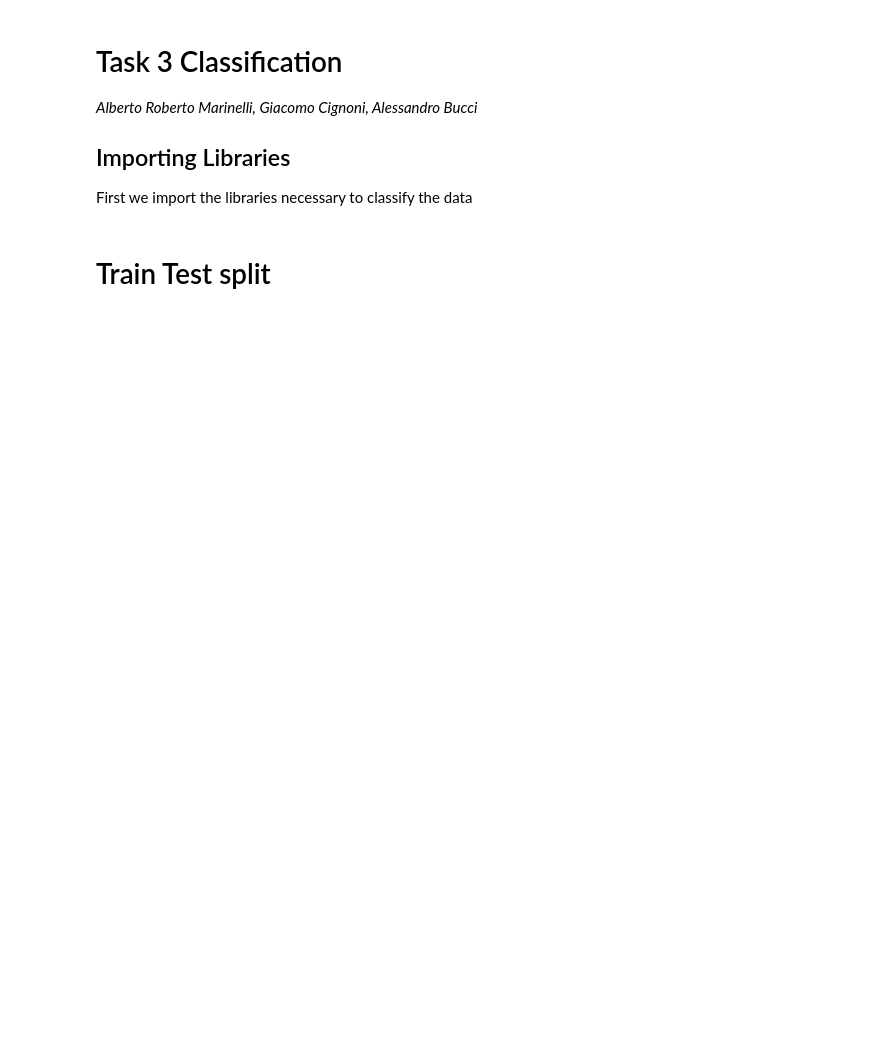
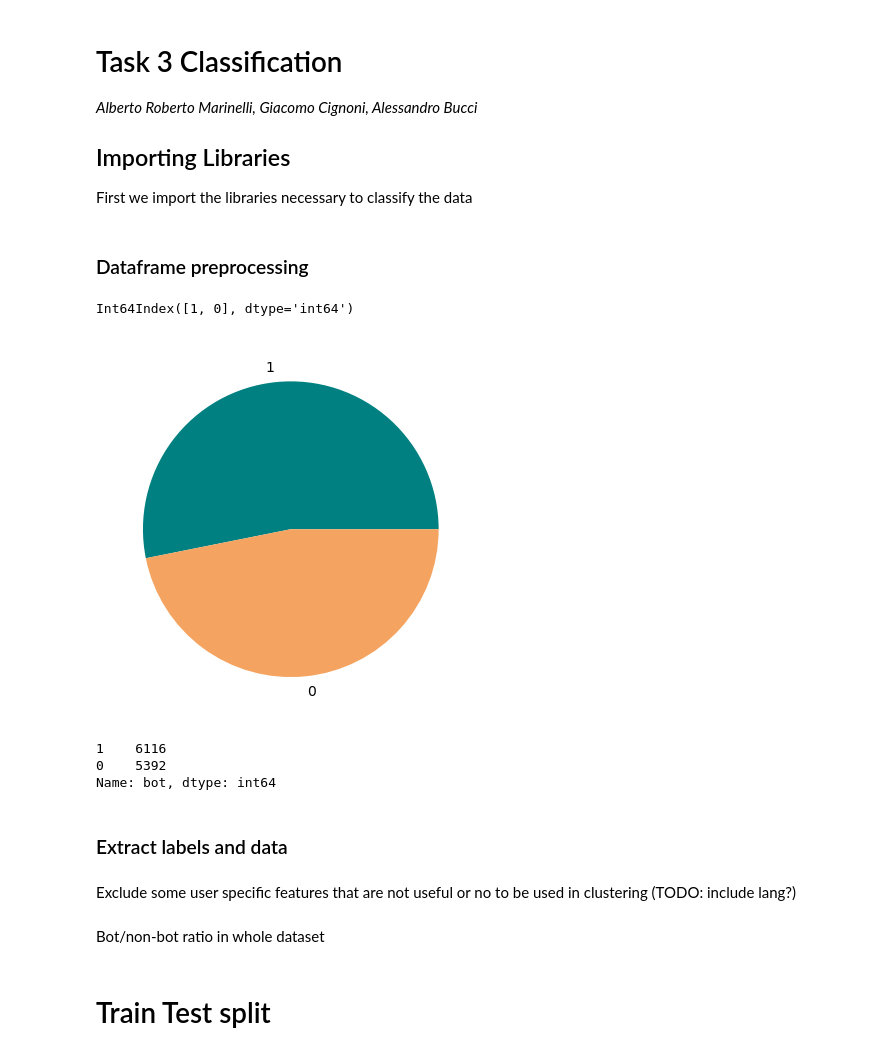
Before and after one commit to alessandrocubic/Unipi-Data-Mining-project-AY-22-23, a Jupyter notebook: TASK 3/Classification.ipynb, the cells around one changed output. Cells and saved outputs as stored; diff of their text form; code cells hidden in the pictures; blank space fills up the shorter version.

```diff
--- a/TASK 3/Classification.ipynb
+++ b/TASK 3/Classification.ipynb
@@ -20,2 +21,4 @@ from sklearn.preprocessing import normalize
 # %%
 df = pd.read_csv("../dataset/user_indicators_uncorrelated.csv")
+# %%
+dict_colors_bot = { 1: 'teal', 0: 'sandybrown'}
@@ -21,0 +30,27 @@ df = pd.read_csv("../dataset/user_indicators_uncorrelated.csv")
+# %% [markdown]
+### Dataframe preprocessing
+# %%
+df.statuses_count = np.log(df.statuses_count + 1)
+df.favorite_count_avg = np.log(df.favorite_count_avg  + 1)
+df.favorite_count_sum = np.log(df.favorite_count_sum + 1)
+df.retweet_count_sum = np.log(df.retweet_count_sum + 1)
+df.reply_count_avg = np.log(df.reply_count_avg + 1)
+# %%
+bot_value_count = df['bot'].value_counts()
+print(bot_value_count.keys())
+# Show pie plot
+labels = ['non-bot', 'bot']
+plt.pie(bot_value_count, labels= bot_value_count.index, colors=[dict_colors_bot[v] for v in bot_value_count.keys()])
+plt.show()
+print(bot_value_count)
+# %% [output]
+Int64Index([1, 0], dtype='int64')
+[figure, added]
+1    6116
+0    5392
+Name: bot, dtype: int64
+# %% [markdown]
+### Extract labels and data
+# %% [markdown]
+Exclude some user specific features that are not useful or no to be used in clustering
+(TODO: include lang?)
@@ -22,2 +68,4 @@ df = pd.read_csv("../dataset/user_indicators_uncorrelated.csv")
+# %% [markdown]
+Bot/non-bot ratio in whole dataset
 # %% [markdown]
 # Train Test split
```
Also changed, not shown: parts of 14 cells of this notebook.
